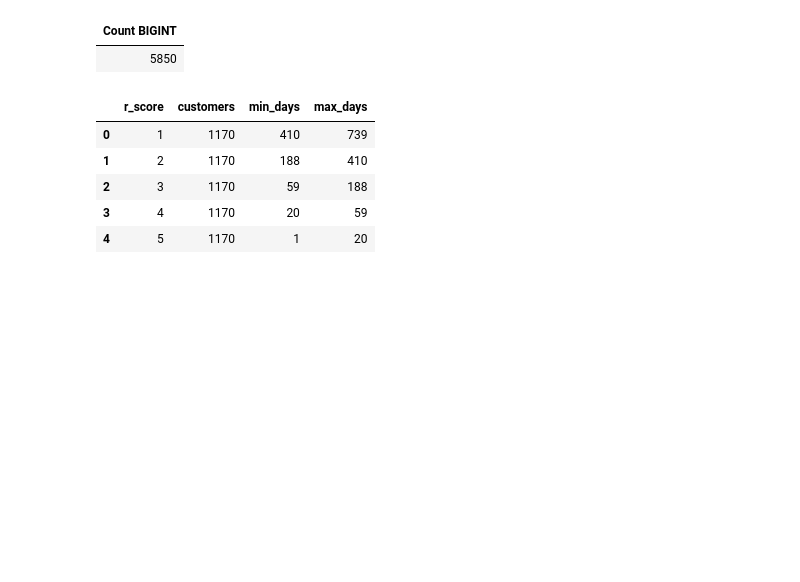
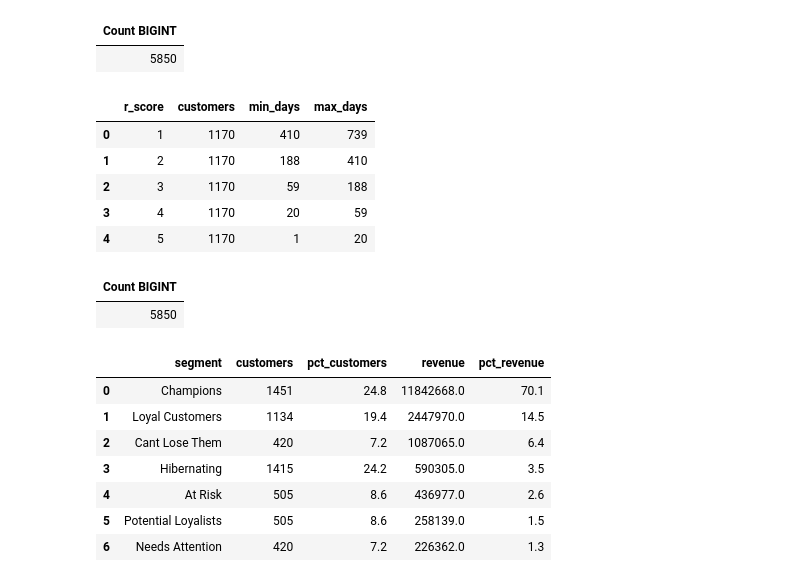
Before and after one commit to SamaMIS88/online_retail, a Jupyter notebook: rfm.ipynb, the cells around one changed output. Drawn from its saved outputs; the diff is of its cells as text; code cells hidden in the pictures; blank space fills up the shorter version.

Commit message:
Add customer segments and segment summary

```diff
--- a/rfm.ipynb
+++ b/rfm.ipynb
@@ -159,3 +159,43 @@ ORDER BY r_score
 | 2 | 3 | 1170 | 59 | 188 |
 | 3 | 4 | 1170 | 20 | 59 |
 | 4 | 5 | 1170 | 1 | 20 |
+# %%
+con.sql("""
+CREATE OR REPLACE TABLE rfm_segments AS
+SELECT *,
+    CASE
+        WHEN r_score >= 4 AND f_score >= 4 THEN 'Champions'
+        WHEN r_score >= 3 AND f_score >= 3 THEN 'Loyal Customers'
+        WHEN r_score >= 4 AND f_score <= 2 THEN 'Potential Loyalists'
+        WHEN r_score = 3  AND f_score <= 2 THEN 'Needs Attention'
+        WHEN r_score <= 2 AND f_score >= 4 THEN 'Cant Lose Them'
+        WHEN r_score <= 2 AND f_score = 3  THEN 'At Risk'
+        WHEN r_score <= 2 AND f_score <= 2 THEN 'Hibernating'
+        ELSE 'Other'
+    END AS segment
+FROM rfm_scores
+""")
+# %% [output]
+| Count BIGINT |
+| 5850 |
+# %%
+con.sql("""
+SELECT
+    segment,
+    COUNT(*) AS customers,
+    ROUND(100.0 * COUNT(*) / SUM(COUNT(*)) OVER (), 1) AS pct_customers,
+    ROUND(SUM(monetary)) AS revenue,
+    ROUND(100.0 * SUM(monetary) / SUM(SUM(monetary)) OVER (), 1) AS pct_revenue
+FROM rfm_segments
+GROUP BY segment
+ORDER BY revenue DESC
+""").df()
+# %% [output]
+|  | segment | customers | pct_customers | revenue | pct_revenue |
+| 0 | Champions | 1451 | 24.8 | 11842668.0 | 70.1 |
+| 1 | Loyal Customers | 1134 | 19.4 | 2447970.0 | 14.5 |
+| 2 | Cant Lose Them | 420 | 7.2 | 1087065.0 | 6.4 |
+| 3 | Hibernating | 1415 | 24.2 | 590305.0 | 3.5 |
+| 4 | At Risk | 505 | 8.6 | 436977.0 | 2.6 |
+| 5 | Potential Loyalists | 505 | 8.6 | 258139.0 | 1.5 |
+| 6 | Needs Attention | 420 | 7.2 | 226362.0 | 1.3 |
```
